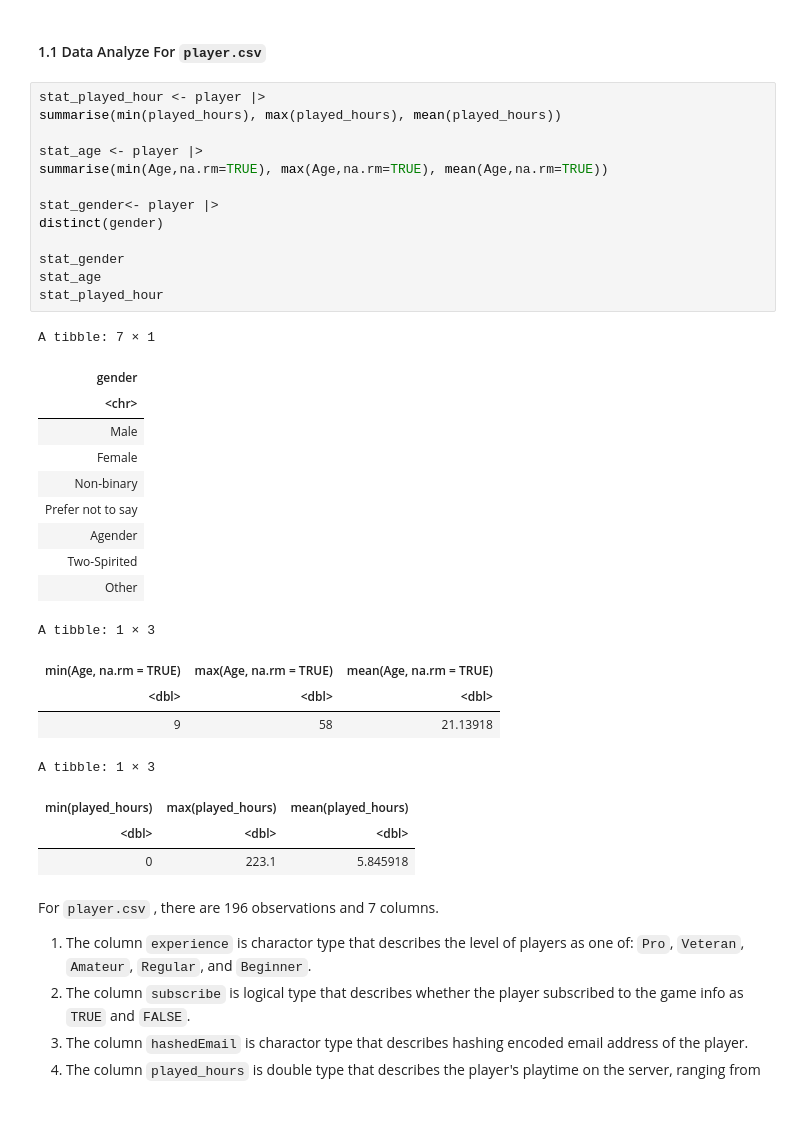
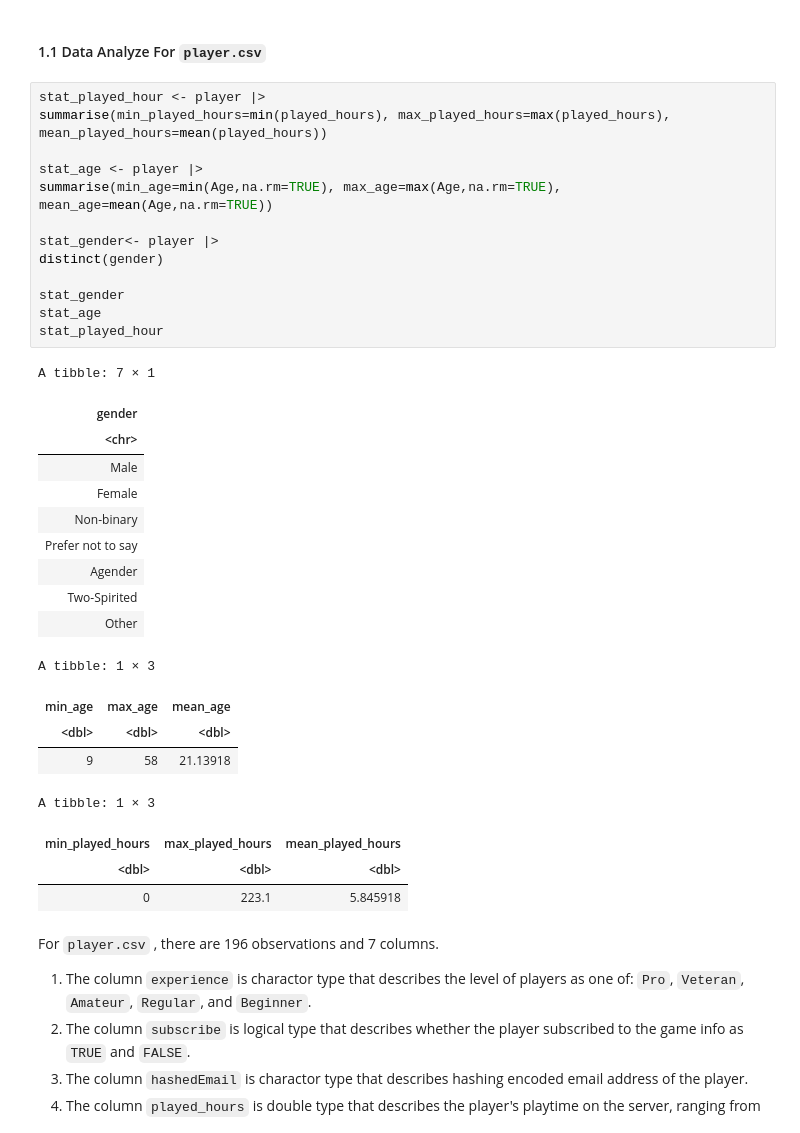
Before and after one commit to Coreeper/DSCI-Project, a Jupyter notebook: Individual Plan.ipynb, the cells around one changed output. Saved outputs shown, nothing was run; the diff lists cells and outputs as text.

Commit message:
Finishing Exploratory Data Analysis and Visualization
Adusting the stat tables in 1.2 and 1.2 to make them more clear. Finishing the 3. Exploratory Data Analysis and Visualization

```diff
--- a/Individual Plan.ipynb
+++ b/Individual Plan.ipynb
@@ -66,34 +66,34 @@ A tibble: 6 × 5
 #### 1.1 Data Analyze For `player.csv`
 # %%
 stat_played_hour <- player |>
-summarise(min(played_hours), max(played_hours), mean(played_hours))
+summarise(min_played_hours=min(played_hours), max_played_hours=max(played_hours), mean_played_hours=mean(played_hours))
 
 stat_age <- player |>
-summarise(min(Age,na.rm=TRUE), max(Age,na.rm=TRUE), mean(Age,na.rm=TRUE))
+summarise(min_age=min(Age,na.rm=TRUE), max_age=max(Age,na.rm=TRUE), mean_age=mean(Age,na.rm=TRUE))
 
 stat_gender<- player |>
 distinct(gender)
 
 stat_gender
 stat_age
 stat_played_hour
 # %% [output]
 A tibble: 7 × 1
 | gender |
 | <chr> |
 | Male |
 | Female |
 | Non-binary |
 | Prefer not to say |
 | Agender |
 | Two-Spirited |
 | Other |
 A tibble: 1 × 3
-| min(Age, na.rm = TRUE) | max(Age, na.rm = TRUE) | mean(Age, na.rm = TRUE) |
+| min_age | max_age | mean_age |
 | <dbl> | <dbl> | <dbl> |
 | 9 | 58 | 21.13918 |
 A tibble: 1 × 3
-| min(played_hours) | max(played_hours) | mean(played_hours) |
+| min_played_hours | max_played_hours | mean_played_hours |
 | <dbl> | <dbl> | <dbl> |
 | 0 | 223.1 | 5.845918 |
 # %% [markdown]
```
Also changed, not shown: parts of 11 cells of this notebook.
